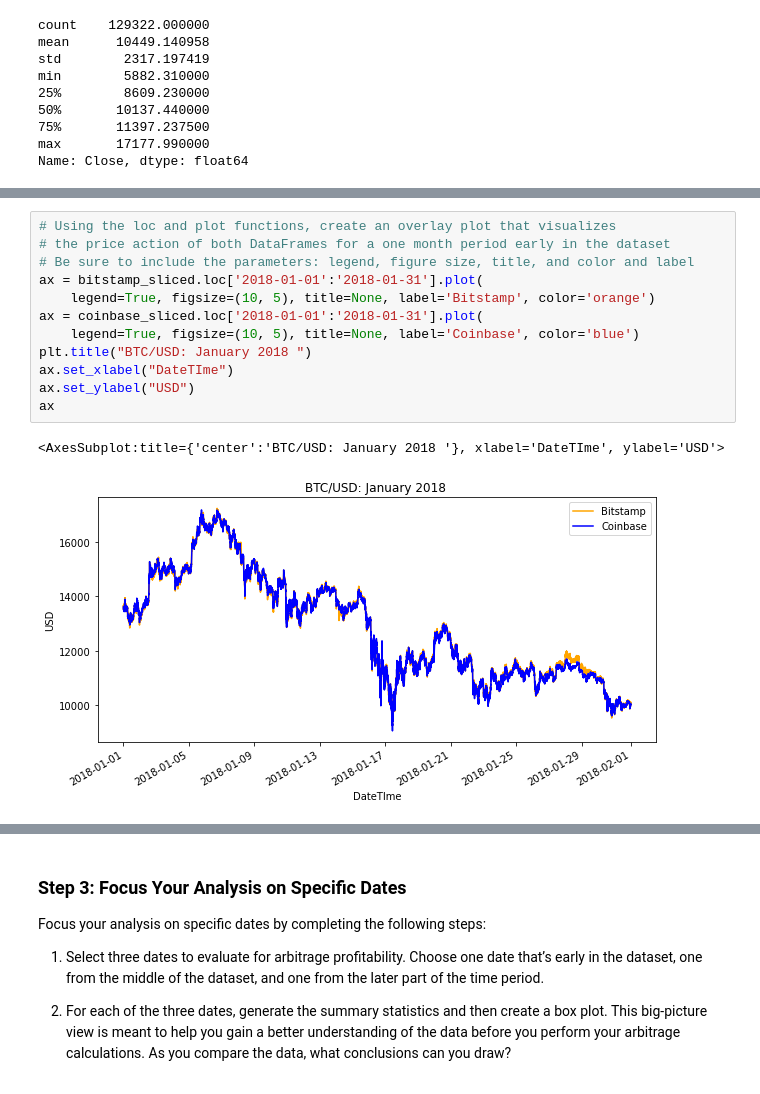
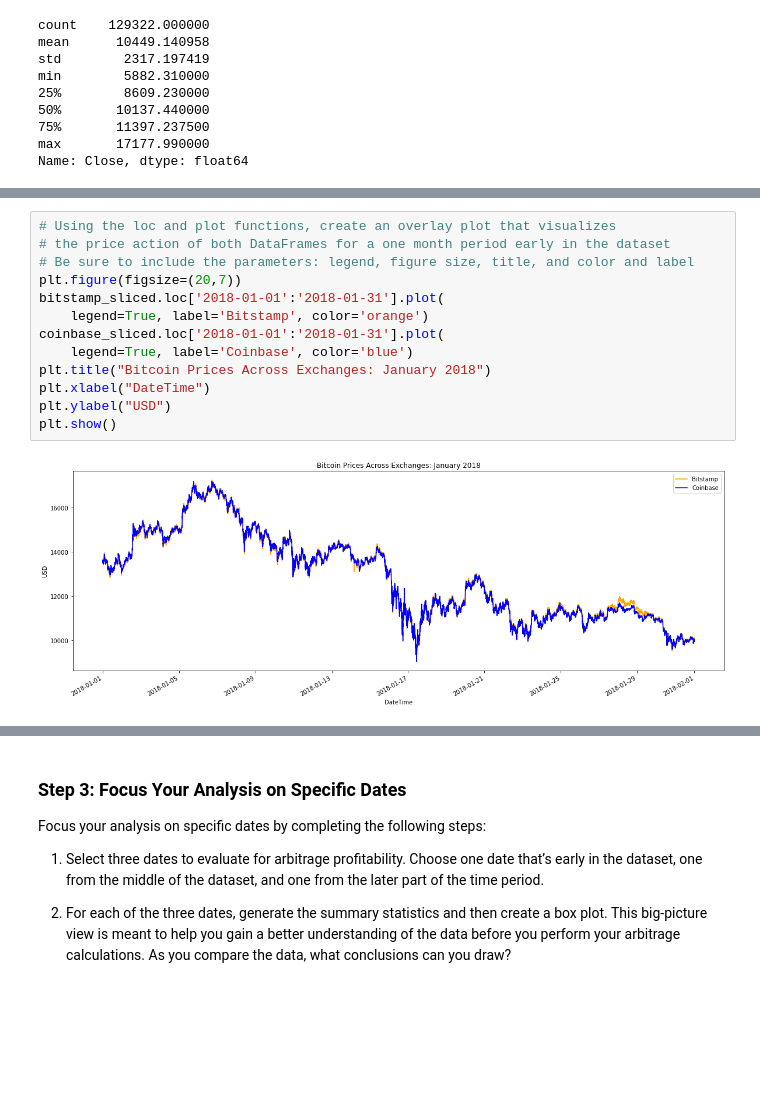
Before and after one commit to ipopester/Bitcoin-Arbitrage-Analysis, a Jupyter notebook: Report/crypto_arbitrage.ipynb, the cells around one changed output, grey strips where cells are left out. Cells and saved outputs as stored; diff of their text form; blank space fills up the shorter version.

```diff
--- a/Report/crypto_arbitrage.ipynb
+++ b/Report/crypto_arbitrage.ipynb
@@ -390,18 +391,18 @@ ax
 # %%
 # Using the loc and plot functions, create an overlay plot that visualizes
 # the price action of both DataFrames for a one month period early in the dataset
 # Be sure to include the parameters: legend, figure size, title, and color and label
-ax = bitstamp_sliced.loc['2018-01-01':'2018-01-31'].plot(
-    legend=True, figsize=(10, 5), title=None, label='Bitstamp', color='orange')
-ax = coinbase_sliced.loc['2018-01-01':'2018-01-31'].plot(
-    legend=True, figsize=(10, 5), title=None, label='Coinbase', color='blue')
-plt.title("BTC/USD: January 2018 ")
-ax.set_xlabel("DateTIme")
-ax.set_ylabel("USD")
-ax
+plt.figure(figsize=(20,7))
+bitstamp_sliced.loc['2018-01-01':'2018-01-31'].plot(
+    legend=True, label='Bitstamp', color='orange')
+coinbase_sliced.loc['2018-01-01':'2018-01-31'].plot(
+    legend=True, label='Coinbase', color='blue')
+plt.title("Bitcoin Prices Across Exchanges: January 2018")
+plt.xlabel("DateTime")
+plt.ylabel("USD")
+plt.show()
 # %% [output]
-<AxesSubplot:title={'center':'BTC/USD: January 2018 '}, xlabel='DateTIme', ylabel='USD'>
-[figure, old version]
+[figure, new version]
 # %%
 # Using the loc and plot functions, create an overlay plot that visualizes
 # the price action of both DataFrames for a one month period later in the dataset
```
Also changed, not shown: parts of 51 cells of this notebook.
